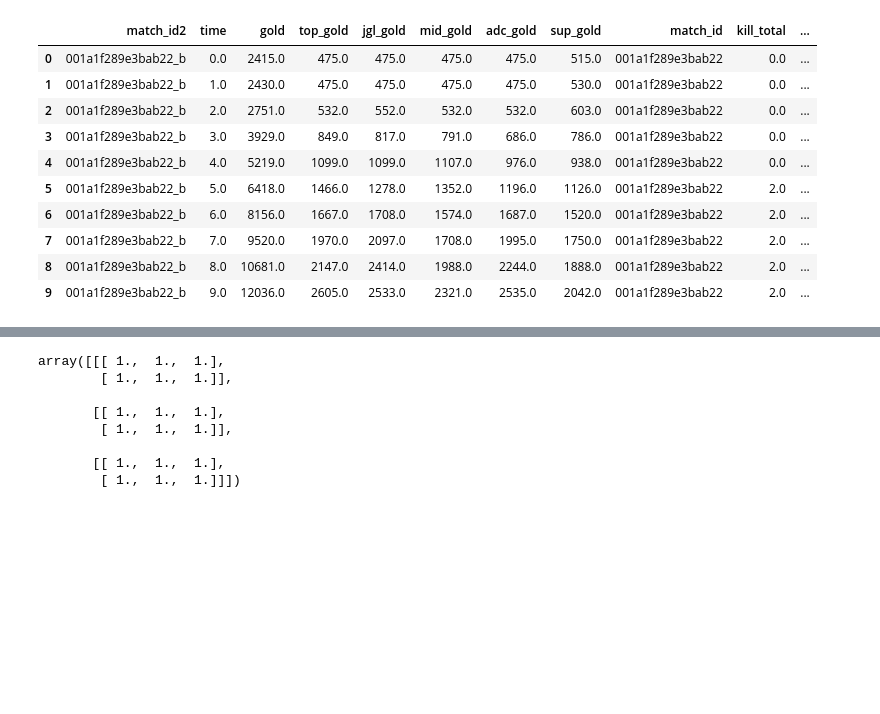
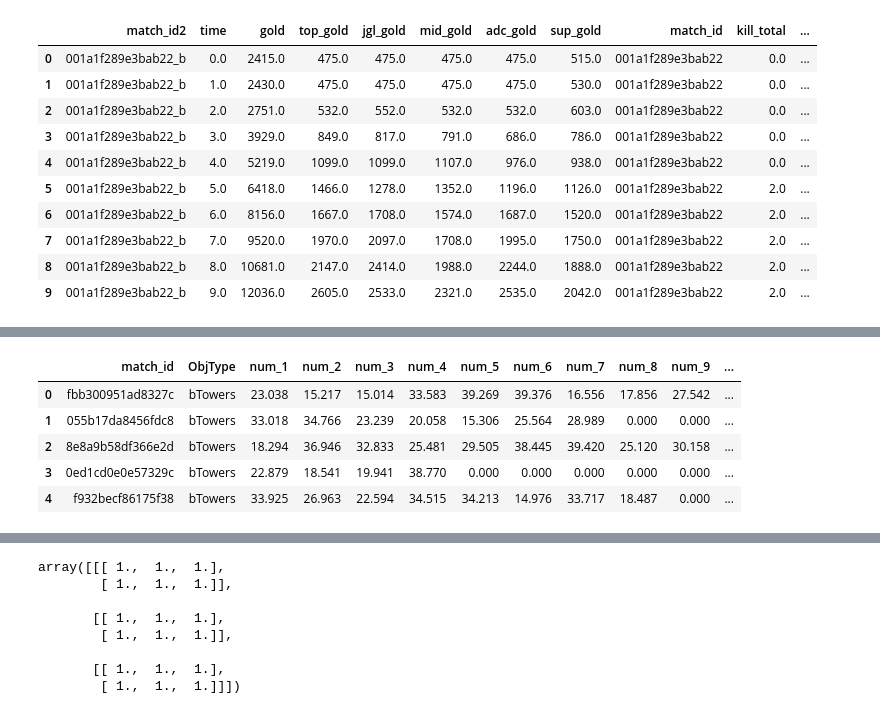
Before and after one commit to MPhillips55/Capstone_Project_2_League_of_Legends, a Jupyter notebook: Machine_Learning/Feature Generation .ipynb, the cells around one changed output, grey strips where cells are left out. Drawn from its saved outputs; the diff is of its cells as text; code cells hidden in the pictures; blank space fills up the shorter version.

```diff
--- a/Machine_Learning/Feature Generation .ipynb
+++ b/Machine_Learning/Feature Generation .ipynb
@@ -610,0 +649,27 @@ tdf.to_csv('tdf.csv')
+# %%
+cols = list(dfo.columns.values)
+dfo = dfo[['match_id','ObjType',
+ 'num_1',
+ 'num_2',
+ 'num_3',
+ 'num_4',
+ 'num_5',
+ 'num_6',
+ 'num_7',
+ 'num_8',
+ 'num_9',
+ 'num_10',
+ 'num_11',
+ 'num_12',
+ 'num_13',
+ 'num_14',
+ 'num_15',
+ 'num_16']]
+dfo.head()
+# %% [output]
+|  | match_id | ObjType | num_1 | num_2 | num_3 | num_4 | num_5 | num_6 | num_7 | num_8 | num_9 | ... |
+| 0 | fbb300951ad8327c | bTowers | 23.038 | 15.217 | 15.014 | 33.583 | 39.269 | 39.376 | 16.556 | 17.856 | 27.542 | ... |
+| 1 | 055b17da8456fdc8 | bTowers | 33.018 | 34.766 | 23.239 | 20.058 | 15.306 | 25.564 | 28.989 | 0.000 | 0.000 | ... |
+| 2 | 8e8a9b58df366e2d | bTowers | 18.294 | 36.946 | 32.833 | 25.481 | 29.505 | 38.445 | 39.420 | 25.120 | 30.158 | ... |
+| 3 | 0ed1cd0e0e57329c | bTowers | 22.879 | 18.541 | 19.941 | 38.770 | 0.000 | 0.000 | 0.000 | 0.000 | 0.000 | ... |
+| 4 | f932becf86175f38 | bTowers | 33.925 | 26.963 | 22.594 | 34.515 | 34.213 | 14.976 | 33.717 | 18.487 | 0.000 | ... |
```
Also changed, not shown: parts of 27 cells of this notebook.
